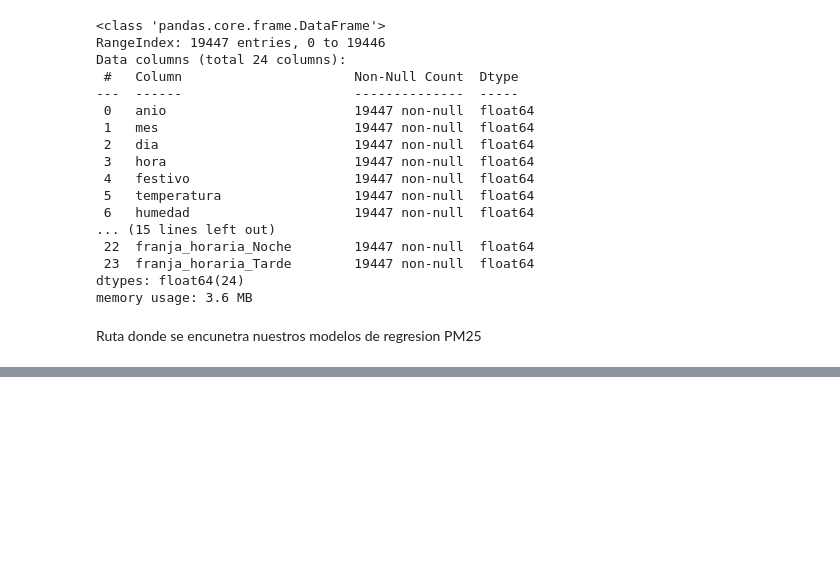
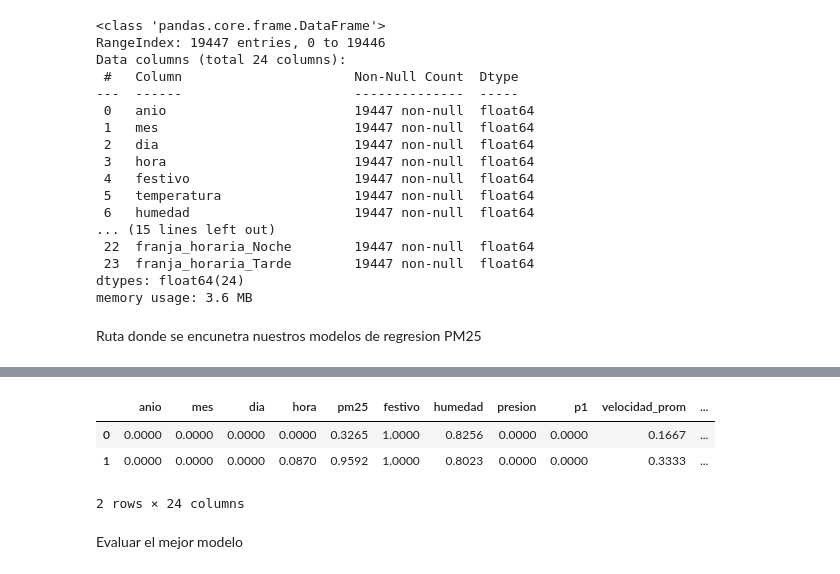
Before and after one commit to kennethLeonel/Monografia-calidad-del-aire-valle-de-aburra, a Jupyter notebook: EvaluacionModelos.ipynb, the cells around one changed output, grey strips where cells are left out. Saved outputs shown, nothing was run; the diff lists cells and outputs as text; code cells hidden in the pictures; blank space fills up the shorter version.

```diff
--- a/EvaluacionModelos.ipynb
+++ b/EvaluacionModelos.ipynb
@@ -187,0 +207,4 @@ dr.sort_values(by='r2_score', ascending=False)
+# %%
+#Carga del dataset
+dataCalidadAire2 =pd.read_csv("data/stage/dataSetLimpio4.csv")
+dataCalidadAire2.head(3)
@@ -187,0 +217,25 @@ dr.sort_values(by='r2_score', ascending=False)
+# %%
+#Se establece las variables de entrada 'X' y la variable de salida 'y'
+
+X2 = dataCalidadAire2.drop(columns ='temperatura')
+y2 = dataCalidadAire2['temperatura']
+# %%
+#Escalar Variables númericas
+columnas2 = X2.columns.to_list()
+
+pd.set_option('display.float_format', lambda x: '%.4f' % x)
+
+# Cargar el scaler
+scaler2 = joblib.load("data/stage/estandarizacionDataSet4.pkl")
+
+# Se escalan los valores del dataset entrenamiento y prueba de las columnas numéricas
+X2[columnas2] = scaler2.fit_transform(X2[columnas2])
+
+X2[columnas2].head(2)
+# %% [output]
+|  | anio | mes | dia | hora | pm25 | festivo | humedad | presion | p1 | velocidad_prom | ... |
+| 0 | 0.0000 | 0.0000 | 0.0000 | 0.0000 | 0.3265 | 1.0000 | 0.8256 | 0.0000 | 0.0000 | 0.1667 | ... |
+| 1 | 0.0000 | 0.0000 | 0.0000 | 0.0870 | 0.9592 | 1.0000 | 0.8023 | 0.0000 | 0.0000 | 0.3333 | ... |
+2 rows × 24 columns
+# %% [markdown]
+Evaluar el mejor modelo
```
Also changed, not shown: parts of 11 cells of this notebook, 4 other files.
